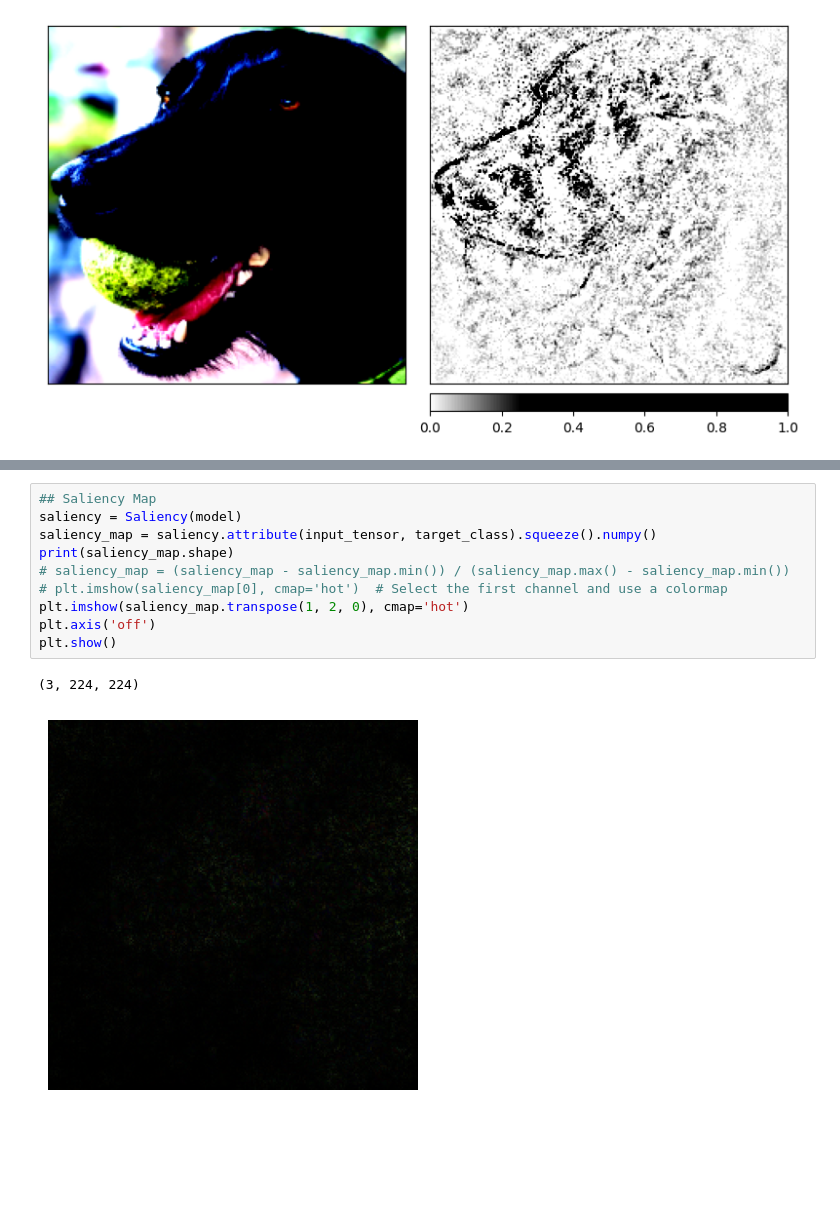
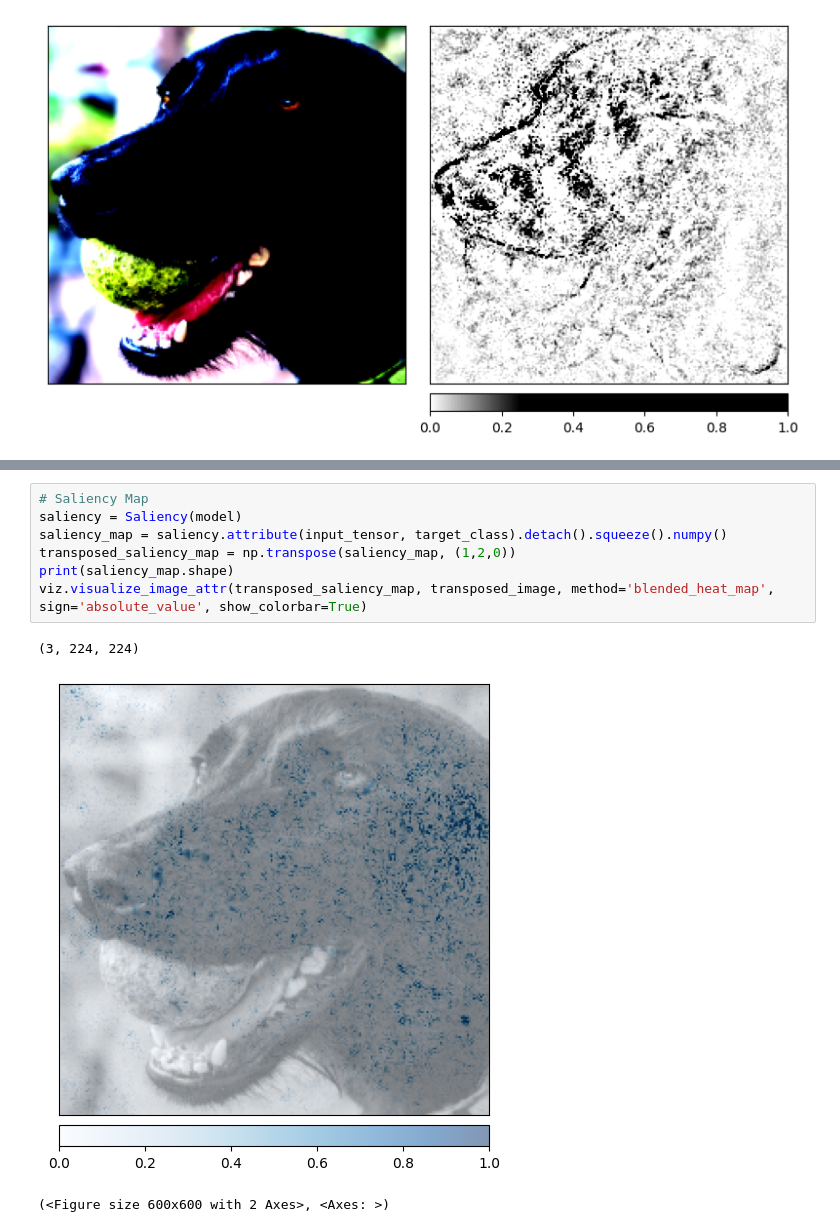
Before and after one commit to ZacCarrico/mlops_genai_2024, a Jupyter notebook: gradient_based_interp.ipynb, the cells around one changed output, grey strips where cells are left out. Drawn from its saved outputs; the diff is of its cells as text; blank space fills up the shorter version.

```diff
--- a/gradient_based_interp.ipynb
+++ b/gradient_based_interp.ipynb
@@ -130,16 +136,14 @@ _ = viz.visualize_image_attr_multiple(transposed_attr_ig_nt,
-# %%
-## Saliency Map
-saliency = Saliency(model)
-saliency_map = saliency.attribute(input_tensor, target_class).squeeze().numpy()
-print(saliency_map.shape)
-# saliency_map = (saliency_map - saliency_map.min()) / (saliency_map.max() - saliency_map.min())
-# plt.imshow(saliency_map[0], cmap='hot')  # Select the first channel and use a colormap
-plt.imshow(saliency_map.transpose(1, 2, 0), cmap='hot')
-plt.axis('off')
-plt.show()
-# %% [output]
-(3, 224, 224)
-[figure, removed]
+# %%
+# Saliency Map
+saliency = Saliency(model)
+saliency_map = saliency.attribute(input_tensor, target_class).detach().squeeze().numpy()
+transposed_saliency_map = np.transpose(saliency_map, (1,2,0))
+print(saliency_map.shape)
+viz.visualize_image_attr(transposed_saliency_map, transposed_image, method='blended_heat_map', sign='absolute_value', show_colorbar=True)
+# %% [output]
+(3, 224, 224)
+[figure, added]
+(<Figure size 600x600 with 2 Axes>, <Axes: >)
 # %%
 noise_tunnel = NoiseTunnel(saliency)
 saliency_nt = noise_tunnel.attribute(input_tensor, nt_type='smoothgrad_sq', nt_samples_batch_size=NT_SAMPLES_BATCH_SIZE, nt_samples=NT_SAMPLES, target=target_class)
```
Also changed, not shown: parts of 6 cells of this notebook.
